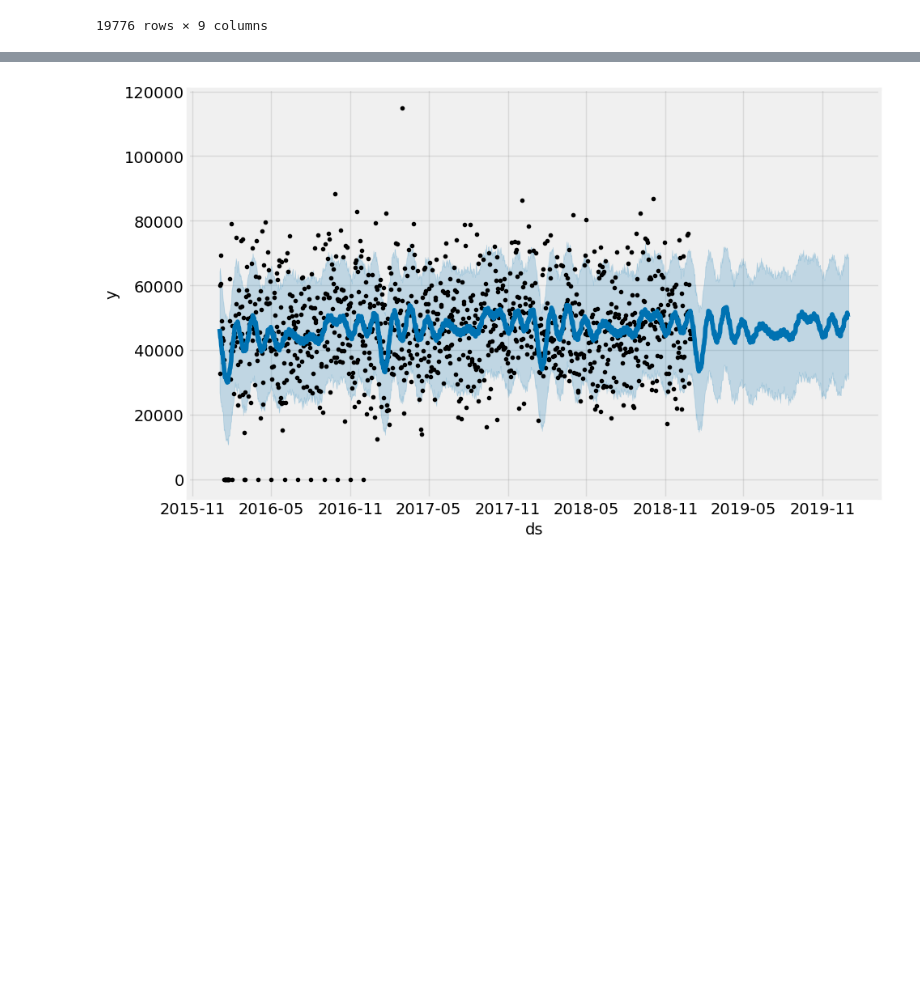
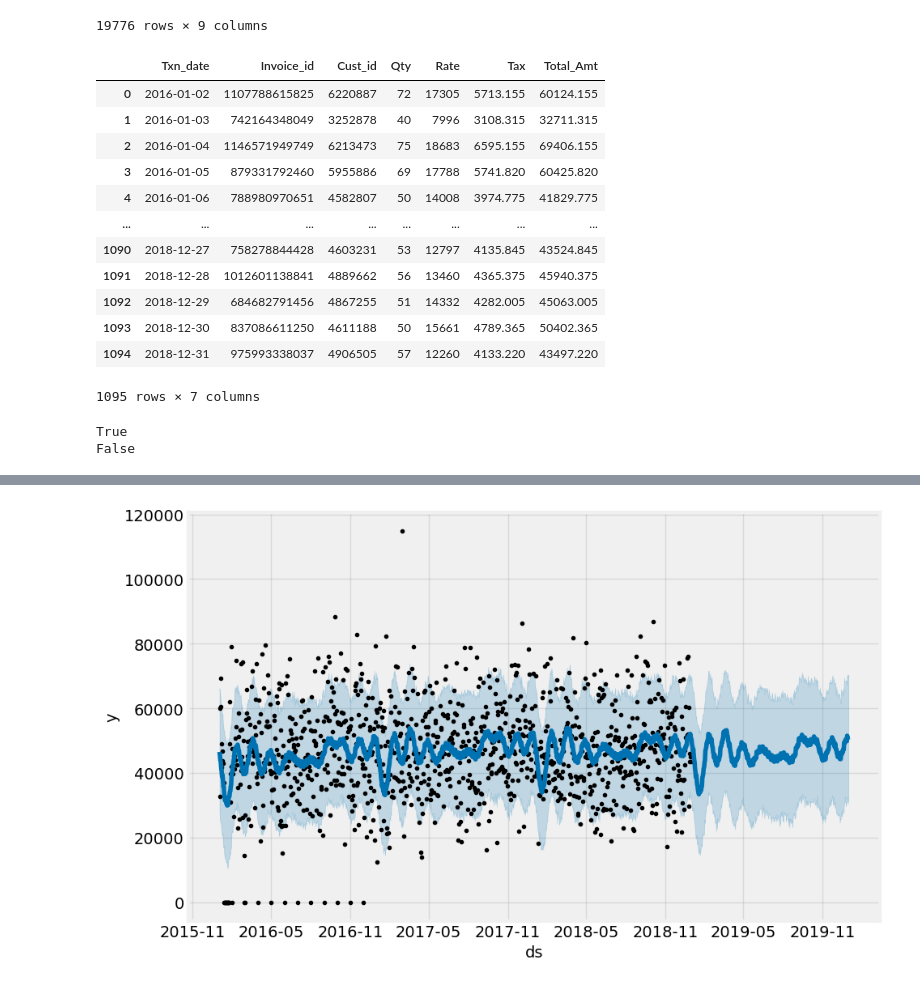
Before and after one commit to PilatusPy/Capstone-II, a Jupyter notebook: store_project/3_modeling_fb_prophet_lib.ipynb, the cells around one changed output, grey strips where cells are left out. Drawn from its saved outputs; the diff is of its cells as text; code cells hidden in the pictures; blank space fills up the shorter version.

```diff
--- a/store_project/3_modeling_fb_prophet_lib.ipynb
+++ b/store_project/3_modeling_fb_prophet_lib.ipynb
@@ -56,6 +56,31 @@ df
 # %%
 #resample
 df_daily = df.resample('D').sum().reset_index()
+# %%
+df_daily
+# %% [output]
+|  | Txn_date | Invoice_id | Cust_id | Qty | Rate | Tax | Total_Amt |
+| 0 | 2016-01-02 | 1107788615825 | 6220887 | 72 | 17305 | 5713.155 | 60124.155 |
+| 1 | 2016-01-03 | 742164348049 | 3252878 | 40 | 7996 | 3108.315 | 32711.315 |
+| 2 | 2016-01-04 | 1146571949749 | 6213473 | 75 | 18683 | 6595.155 | 69406.155 |
+| 3 | 2016-01-05 | 879331792460 | 5955886 | 69 | 17788 | 5741.820 | 60425.820 |
+| 4 | 2016-01-06 | 788980970651 | 4582807 | 50 | 14008 | 3974.775 | 41829.775 |
+| ... | ... | ... | ... | ... | ... | ... | ... |
+| 1090 | 2018-12-27 | 758278844428 | 4603231 | 53 | 12797 | 4135.845 | 43524.845 |
+| 1091 | 2018-12-28 | 1012601138841 | 4889662 | 56 | 13460 | 4365.375 | 45940.375 |
+| 1092 | 2018-12-29 | 684682791456 | 4867255 | 51 | 14332 | 4282.005 | 45063.005 |
+| 1093 | 2018-12-30 | 837086611250 | 4611188 | 50 | 15661 | 4789.365 | 50402.365 |
+| 1094 | 2018-12-31 | 975993338037 | 4906505 | 57 | 12260 | 4133.220 | 43497.220 |
+1095 rows × 7 columns
+# %%
+zero = (df_daily['Total_Amt'] == 0).any()
+negatives = (df_daily['Total_Amt'] < 0).any()
+
+print(zero)
+print(negatives)
+# %% [output]
+True
+False
 # %%
 #rename columns
 df_prophet = df_daily.rename(columns={'Txn_date': 'ds', 'Total_Amt': 'y'})
```
Also changed, not shown: parts of 16 cells of this notebook.
